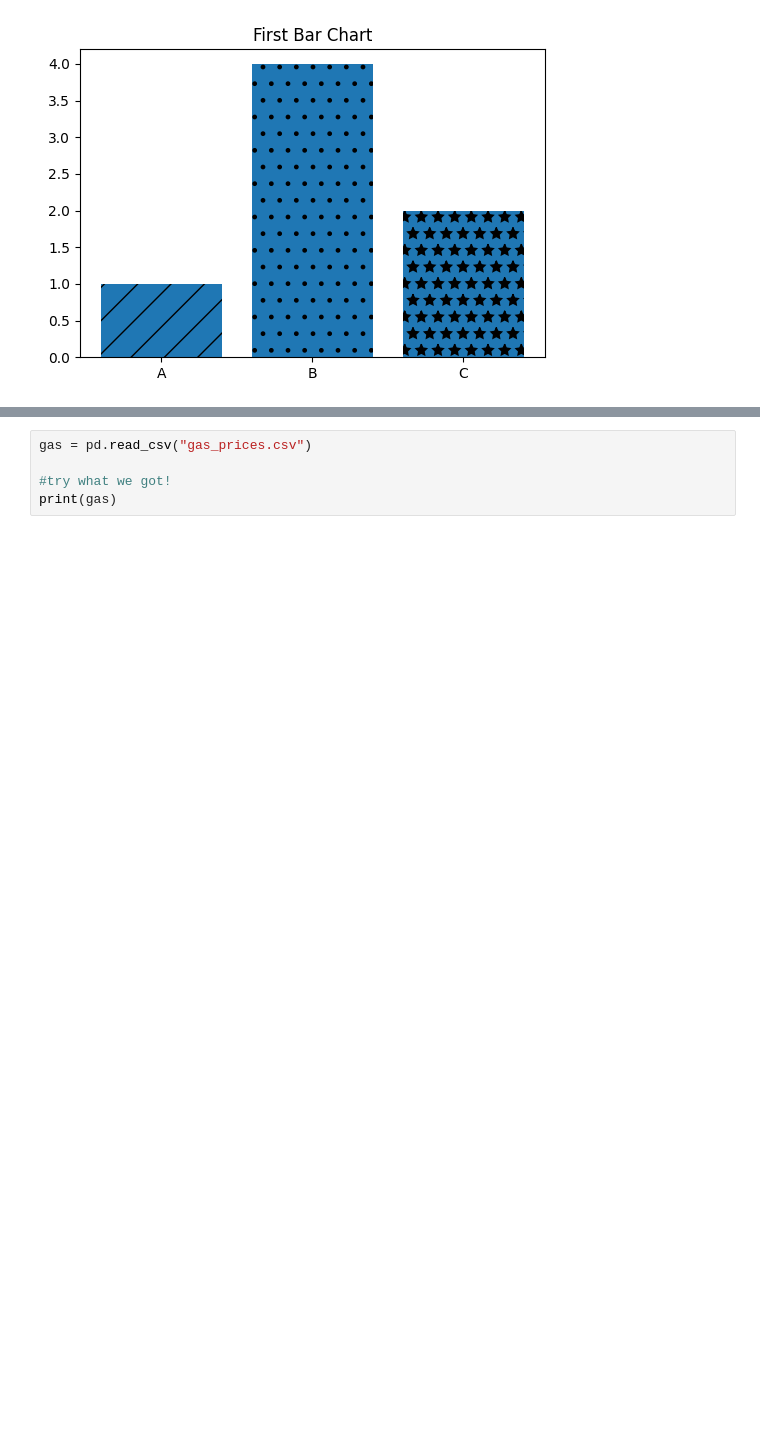
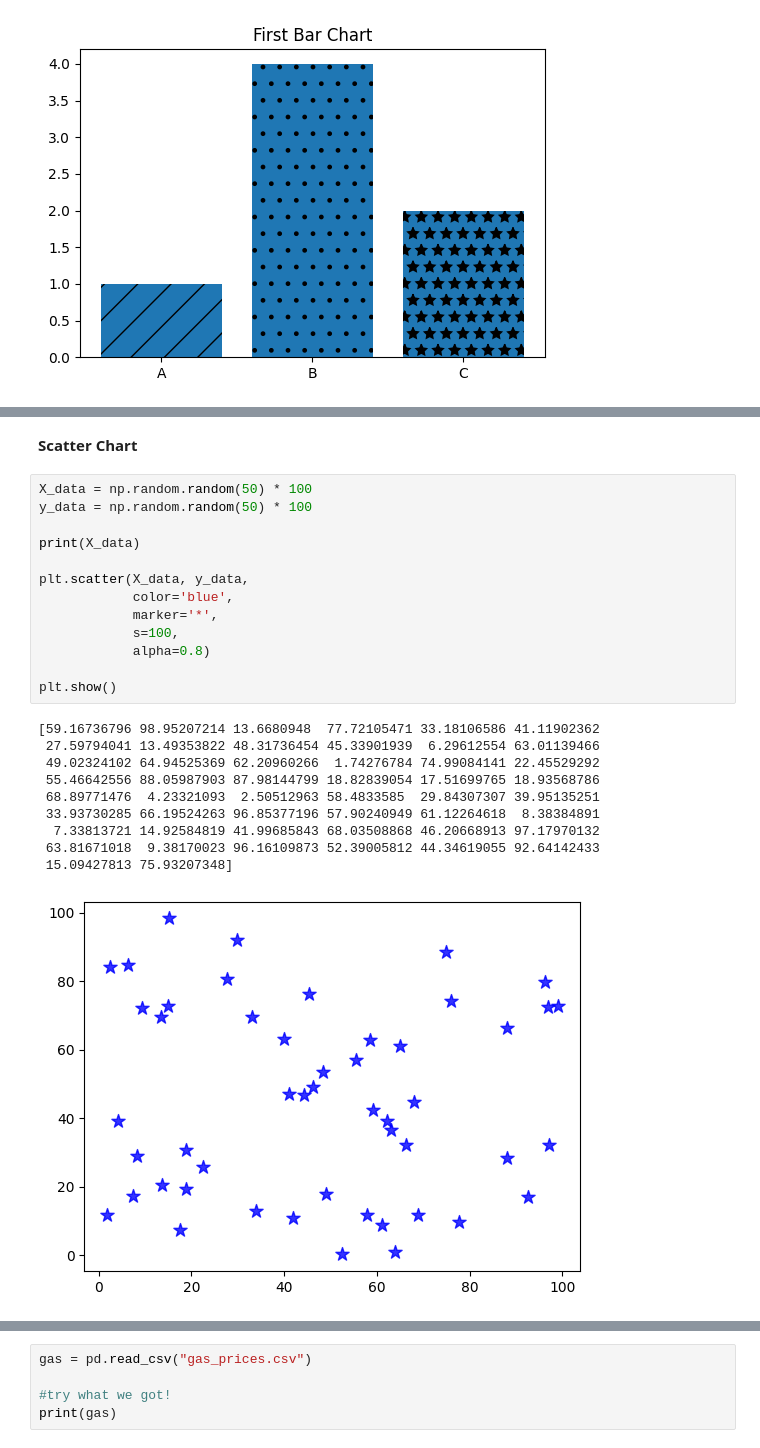
Before and after one commit to mtrx1207/practice02-matplotlib-and-paper-reading, a Jupyter notebook: practice.ipynb, the cells around one changed output, grey strips where cells are left out. Saved outputs shown, nothing was run; the diff lists cells and outputs as text; blank space fills up the shorter version.

```diff
--- a/practice.ipynb
+++ b/practice.ipynb
@@ -89,0 +101,26 @@ plt.show()
+# %% [markdown]
+**Scatter Chart**
+# %%
+X_data = np.random.random(50) * 100
+y_data = np.random.random(50) * 100
+
+print(X_data)
+
+plt.scatter(X_data, y_data,
+            color='blue',
+            marker='*',
+            s=100,
+            alpha=0.8)
+
+plt.show()
+# %% [output]
+[59.16736796 98.95207214 13.6680948  77.72105471 33.18106586 41.11902362
+ 27.59794041 13.49353822 48.31736454 45.33901939  6.29612554 63.01139466
+ 49.02324102 64.94525369 62.20960266  1.74276784 74.99084141 22.45529292
+ 55.46642556 88.05987903 87.98144799 18.82839054 17.51699765 18.93568786
+ 68.89771476  4.23321093  2.50512963 58.4833585  29.84307307 39.95135251
+ 33.93730285 66.19524263 96.85377196 57.90240949 61.12264618  8.38384891
+  7.33813721 14.92584819 41.99685843 68.03508868 46.20668913 97.17970132
+ 63.81671018  9.38170023 96.16109873 52.39005812 44.34619055 92.64142433
+ 15.09427813 75.93207348]
+[figure, added]
```
Also changed, not shown: parts of 19 cells of this notebook, 1 other file.
